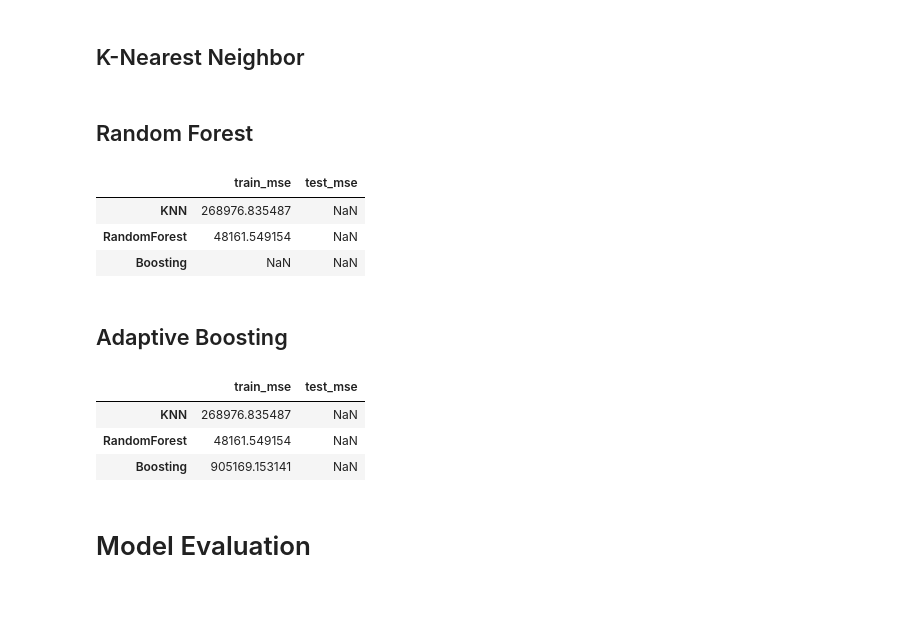
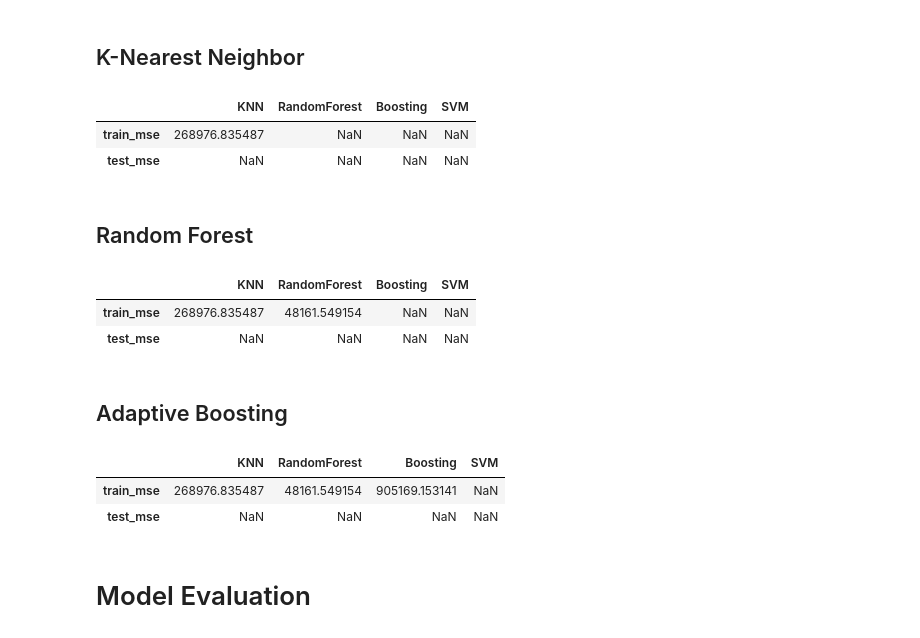
Before and after one commit to marcellinus-witarsah/predictive-analytics-diamonds-dataset, a Jupyter notebook: predictive_analytics_diamonds_dataset.ipynb, the cells around one changed output. Cells and saved outputs as stored; diff of their text form; code cells hidden in the pictures; blank space fills up the shorter version.

Commit message:
model evaluation

```diff
--- a/predictive_analytics_diamonds_dataset.ipynb
+++ b/predictive_analytics_diamonds_dataset.ipynb
@@ -154,7 +154,7 @@ diamonds_ori.loc[missing_x & missing_y & missing_z]
 # %% [markdown]
 Because the amount of missing values in x, y, and z is small compare to other **53.920**, dropping the data will not be a big deal.
 # %%
-diamonds = diamonds_ori[(missing_x | missing_y | missing_z)!=1]
+diamonds = diamonds_ori.loc[(diamonds_ori[['x','y','z']]!=0).all(axis=1)]
 diamonds.shape
 # %% [output]
 (53920, 10)
@@ -415,6 +415,7 @@ scaler = StandardScaler()
 # scaling will be performed on the training data to prevent information leaks
 # from test set
 numerical_features = ['carat', 'table', 'dimension']
+scaler.fit(X_train[numerical_features])
 X_train[numerical_features] = scaler.fit_transform(X_train.loc[:, numerical_features])
 X_train[numerical_features].head()
 # %% [output]
@@ -453,17 +454,19 @@ Try KNN, Random Forest, and Boosting algorithm.
 # %%
 # Prepare dataframe to contain scores of each algorithm
 models = pd.DataFrame(index=['train_mse', 'test_mse'],
-                      columns=['KNN', 'RandomForest', 'Boosting'])
+                      columns=['KNN', 'RandomForest', 'Boosting', 'SVM'])
 # %% [markdown]
 ## K-Nearest Neighbor
 # %%
-from sklearn.neighbors import KNeighborsRegressor
-from sklearn.metrics import mean_squared_error
-
 from sklearn.neighbors import KNeighborsRegressor
 from sklearn.metrics import mean_squared_error
 
 knn = KNeighborsRegressor(n_neighbors=10)
 knn.fit(X_train, y_train)
 
-models.loc['train_mse','knn'] = mean_squared_error(y_pred = knn.predict(X_train), y_true=y_train)
+models.loc['train_mse','KNN'] = mean_squared_error(y_pred = knn.predict(X_train), y_true=y_train)
+models
+# %% [output]
+|  | KNN | RandomForest | Boosting | SVM |
+| train_mse | 268976.835487 | NaN | NaN | NaN |
+| test_mse | NaN | NaN | NaN | NaN |
@@ -474,17 +475,16 @@ models
 # %%
 from sklearn.ensemble import RandomForestRegressor
 from sklearn.metrics import mean_squared_error
 
 rfr = RandomForestRegressor(n_estimators=50, max_depth=16, random_state=55, n_jobs=-1)
 rfr.fit(X_train, y_train)
 
-models_df.loc['RandomForest','train_mse'] = mean_squared_error(y_pred = rfr.predict(X_train), y_true=y_train)
-models_df
+models.loc['train_mse','RandomForest'] = mean_squared_error(y_pred = rfr.predict(X_train), y_true=y_train)
+models
 # %% [output]
-|  | train_mse | test_mse |
-| KNN | 268976.835487 | NaN |
-| RandomForest | 48161.549154 | NaN |
-| Boosting | NaN | NaN |
+|  | KNN | RandomForest | Boosting | SVM |
+| train_mse | 268976.835487 | 48161.549154 | NaN | NaN |
+| test_mse | NaN | NaN | NaN | NaN |
 # %% [markdown]
 ## Adaptive Boosting
 # %%
@@ -493,13 +493,12 @@ from sklearn.ensemble import AdaBoostRegressor
 boosting = AdaBoostRegressor(learning_rate=0.05, random_state=55)
 boosting.fit(X_train, y_train)
 
-models_df.loc['Boosting','train_mse'] = mean_squared_error(y_pred=boosting.predict(X_train), y_true=y_train)
-models_df
+models.loc['train_mse','Boosting'] = mean_squared_error(y_pred=boosting.predict(X_train), y_true=y_train)
+models
 # %% [output]
-|  | train_mse | test_mse |
-| KNN | 268976.835487 | NaN |
-| RandomForest | 48161.549154 | NaN |
-| Boosting | 905169.153141 | NaN |
+|  | KNN | RandomForest | Boosting | SVM |
+| train_mse | 268976.835487 | 48161.549154 | 905169.153141 | NaN |
+| test_mse | NaN | NaN | NaN | NaN |
 # %% [markdown]
 # Model Evaluation
 # %%
```
Also changed, not shown: parts of 5 cells of this notebook.
